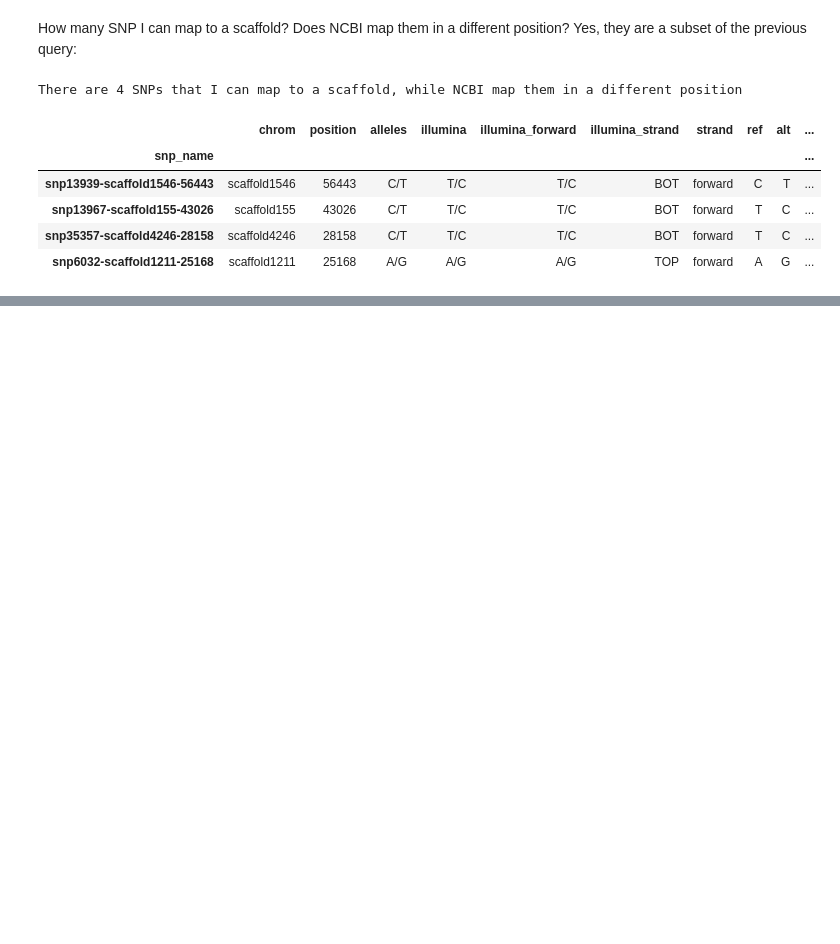
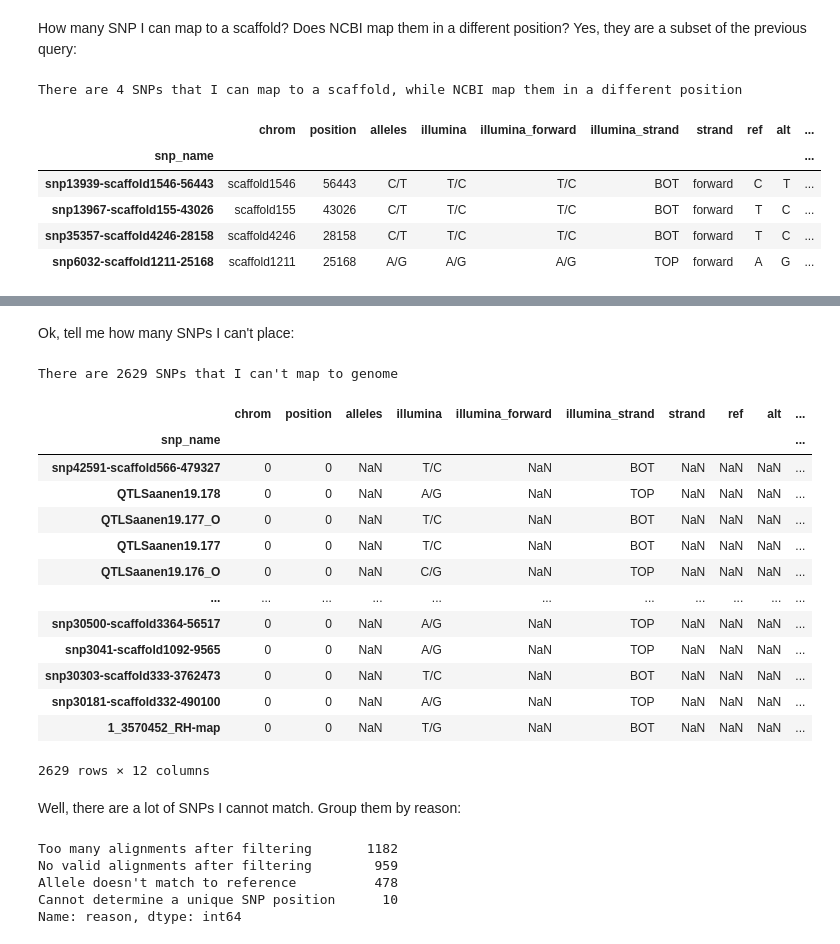
Before and after one commit to cnr-ibba/SMARTER-database, a Jupyter notebook: notebooks/exploratory/0.26.0-bunop-goat_chip_aligned.ipynb, the cells around one changed output, grey strips where cells are left out. Saved outputs shown, nothing was run; the diff lists cells and outputs as text; code cells hidden in the pictures; blank space fills up the shorter version.

Commit message:
:monocle_face: explore goat alignment on ARS1 assembly

```diff
--- a/notebooks/exploratory/0.26.0-bunop-goat_chip_aligned.ipynb
+++ b/notebooks/exploratory/0.26.0-bunop-goat_chip_aligned.ipynb
@@ -201,0 +277,4 @@ There are 4 SNPs that I can map to a scaffold, while NCBI map them in a differen
+# %%
+errors = pd.read_csv("Goat_IGGC_65K_v2_15069617X365016_A2.csv-GCA_001704415.2_ARS1.2_genomic.fna.blastn.err")
+errors.set_index("snp_name", inplace=True)
+errors.head()
@@ -201,0 +291,7 @@ There are 4 SNPs that I can map to a scaffold, while NCBI map them in a differen
+# %%
+pipeline = get_pipeline(imported_from="manifest", version="ARS1", columns=["smarter_chrom", "smarter_position"])
+schema = Schema({"snp_name": str, "smarter_chrom": str, "smarter_position": int})
+
+smarter_locations = variantGoat.aggregate_pandas_all(pipeline, schema=schema)
+smarter_locations.set_index('snp_name', inplace=True)
+smarter_locations.head()
@@ -201,0 +308,3 @@ There are 4 SNPs that I can map to a scaffold, while NCBI map them in a differen
+# %%
+smarter_results = results.merge(smarter_locations, how="left", on="snp_name")
+smarter_results.head()
@@ -201,0 +321,3 @@ There are 4 SNPs that I can map to a scaffold, while NCBI map them in a differen
+# %%
+differences = smarter_results.query("chrom != smarter_chrom | position != smarter_position")
+differences.head()
@@ -201,0 +370,32 @@ There are 4 SNPs that I can map to a scaffold, while NCBI map them in a differen
+# %% [markdown]
+Ok, tell me how many SNPs I can't place:
+# %%
+not_placed = differences[differences["chrom"] == '0']
+print(f"There are {not_placed.shape[0]} SNPs that I can't map to genome")
+not_placed.merge(errors["reason"], how="left", on="snp_name").sort_values("reason")
+# %% [output]
+There are 2629 SNPs that I can't map to genome
+|  | chrom | position | alleles | illumina | illumina_forward | illumina_strand | strand | ref | alt | ... |
+| snp_name |  |  |  |  |  |  |  |  |  | ... |
+| snp42591-scaffold566-479327 | 0 | 0 | NaN | T/C | NaN | BOT | NaN | NaN | NaN | ... |
+| QTLSaanen19.178 | 0 | 0 | NaN | A/G | NaN | TOP | NaN | NaN | NaN | ... |
+| QTLSaanen19.177_O | 0 | 0 | NaN | T/C | NaN | BOT | NaN | NaN | NaN | ... |
+| QTLSaanen19.177 | 0 | 0 | NaN | T/C | NaN | BOT | NaN | NaN | NaN | ... |
+| QTLSaanen19.176_O | 0 | 0 | NaN | C/G | NaN | TOP | NaN | NaN | NaN | ... |
+| ... | ... | ... | ... | ... | ... | ... | ... | ... | ... | ... |
+| snp30500-scaffold3364-56517 | 0 | 0 | NaN | A/G | NaN | TOP | NaN | NaN | NaN | ... |
+| snp3041-scaffold1092-9565 | 0 | 0 | NaN | A/G | NaN | TOP | NaN | NaN | NaN | ... |
+| snp30303-scaffold333-3762473 | 0 | 0 | NaN | T/C | NaN | BOT | NaN | NaN | NaN | ... |
+| snp30181-scaffold332-490100 | 0 | 0 | NaN | A/G | NaN | TOP | NaN | NaN | NaN | ... |
+| 1_3570452_RH-map | 0 | 0 | NaN | T/G | NaN | BOT | NaN | NaN | NaN | ... |
+2629 rows × 12 columns
+# %% [markdown]
+Well, there are a lot of SNPs I cannot match. Group them by reason:
+# %%
+not_placed.merge(errors["reason"], how="left", on="snp_name")["reason"].value_counts()
+# %% [output]
+Too many alignments after filtering       1182
+No valid alignments after filtering        959
+Allele doesn't match to reference          478
+Cannot determine a unique SNP position      10
+Name: reason, dtype: int64
```
Also changed, not shown: parts of 36 cells of this notebook.
